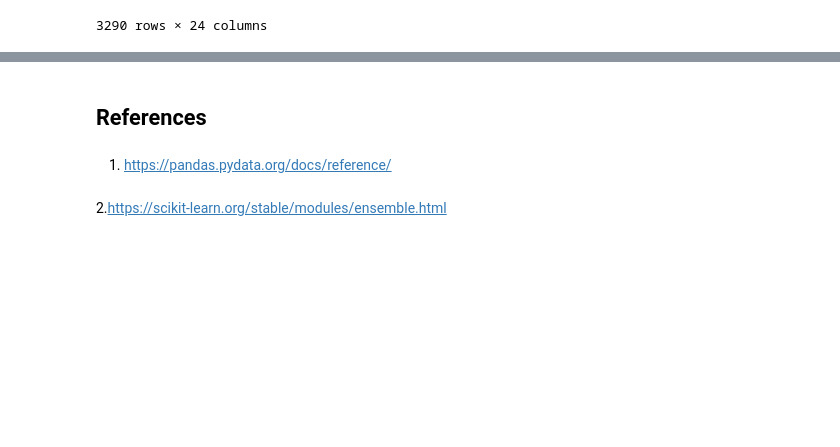
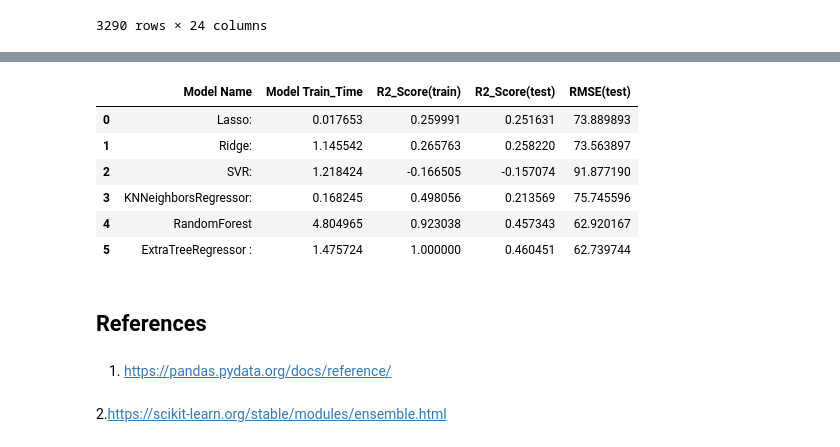
Before and after one commit to nchand/predict-energy-use, a Jupyter notebook: energy-use.ipynb, the cells around one changed output, grey strips where cells are left out. Cells and saved outputs as stored; diff of their text form; code cells hidden in the pictures; blank space fills up the shorter version.

Commit message:
model perf w/o fs

```diff
--- a/energy-use.ipynb
+++ b/energy-use.ipynb
@@ -770,3 +829,16 @@ def pipeline(mod,X_train, y_train, X_test, y_test):
+# %%
+# Convert model results to a dataframe
+pipeline_result = pd.DataFrame(model_prop)
+# %%
+pipeline_result
+# %% [output]
+|  | Model Name | Model Train_Time | R2_Score(train) | R2_Score(test) | RMSE(test) |
+| 0 | Lasso: | 0.017653 | 0.259991 | 0.251631 | 73.889893 |
+| 1 | Ridge: | 1.145542 | 0.265763 | 0.258220 | 73.563897 |
+| 2 | SVR: | 1.218424 | -0.166505 | -0.157074 | 91.877190 |
+| 3 | KNNeighborsRegressor: | 0.168245 | 0.498056 | 0.213569 | 75.745596 |
+| 4 | RandomForest | 4.804965 | 0.923038 | 0.457343 | 62.920167 |
+| 5 | ExtraTreeRegressor : | 1.475724 | 1.000000 | 0.460451 | 62.739744 |
 # %%
 #from sklearn.ensemble import RandomForestRegressor
 # %%
```
Also changed, not shown: parts of 9 cells of this notebook.
